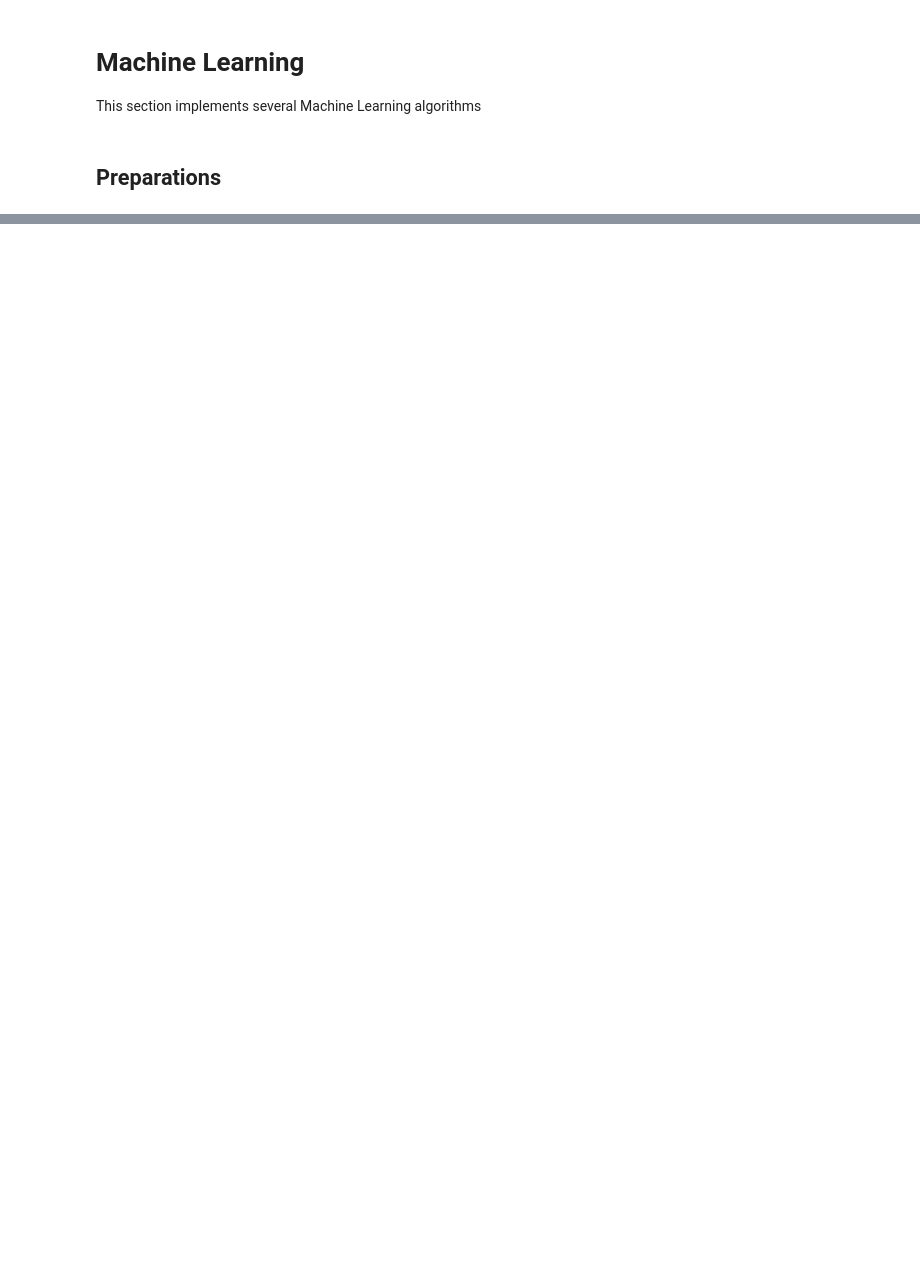
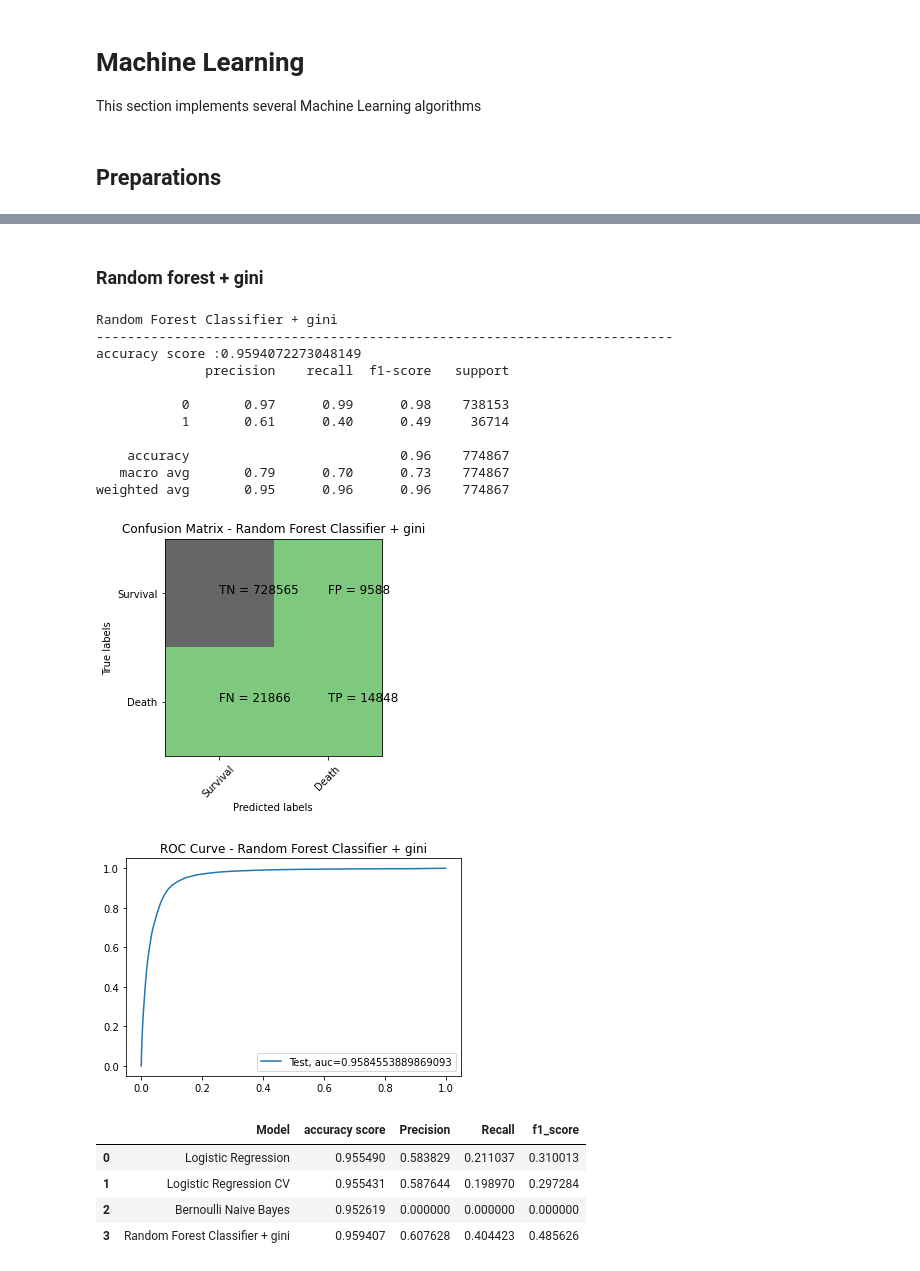
Before and after one commit to babakmahmoudian/ADS-ML, a Jupyter notebook: ml.ipynb, the cells around one changed output, grey strips where cells are left out. Cells and saved outputs as stored; diff of their text form; code cells hidden in the pictures; blank space fills up the shorter version.

```diff
--- a/ml.ipynb
+++ b/ml.ipynb
@@ -781,0 +435,5 @@ weighted avg       0.95      0.96      0.96    192514
+# %%
+np.random.seed(42)
+
+from sklearn.model_selection import train_test_split, cross_val_score
+x_train ,x_test,y_train,y_test = train_test_split(x,y,stratify=y,random_state=12,test_size = 0.2, train_size=0.8)
@@ -781,0 +469,7 @@ weighted avg       0.95      0.96      0.96    192514
+# %%
+def Plot_roc_curve(y, y_prob, model_name):
+    plt.title(f'ROC Curve - {model_name}')
+    fpr, tpr, thresholds = metrics.roc_curve(y, y_prob)
+    plt.plot(fpr,tpr,label="Test, auc="+str(metrics.roc_auc_score(y, y_prob)))
+    plt.legend(loc=4)
+    plt.show()
@@ -781,0 +478,23 @@ weighted avg       0.95      0.96      0.96    192514
+# %%
+def print_results(model_name, y_test, y_pred, pred_prob=None):
+    print(model_name)
+    print('--------------------------------------------------------------------------')
+
+    precision_score = metrics.precision_score(y_test, y_pred)
+    recall_score = metrics.recall_score(y_test, y_pred)
+
+    accuracy_score  = metrics.accuracy_score(y_test,y_pred)
+    print(f'accuracy score :{accuracy_score}')
+
+    f1_score = metrics.f1_score(y_test,y_pred)
+
+    classification_report = metrics.classification_report(y_test,y_pred)
+    print(classification_report)
+
+#   save scores into dataframe for comparison
+    evaluation_df.loc[len(evaluation_df.index)] = [model_name,accuracy_score,precision_score,recall_score, f1_score]
+
+    Plot_confusion_matrix(y_test,y_pred,model_name)
+
+    if pred_prob is not None:
+        Plot_roc_curve(y_test,pred_prob,model_name)
@@ -781,0 +585,30 @@ weighted avg       0.95      0.96      0.96    192514
+# %% [markdown]
+### Random forest + gini
+# %%
+rfc_model = RandomForestClassifier(bootstrap = True,
+                                max_features = 'sqrt', random_state=12)
+rfc_model.fit(x_train,y_train)
+pred4 = rfc_model.predict(x_test)
+prob4 = rfc_model.predict_proba(x_test)
+print_results("Random Forest Classifier + gini", y_test, pred4,prob4[:,-1])
+
+evaluation_df
+# %% [output]
+Random Forest Classifier + gini
+--------------------------------------------------------------------------
+accuracy score :0.9594072273048149
+              precision    recall  f1-score   support
+
+           0       0.97      0.99      0.98    738153
+           1       0.61      0.40      0.49     36714
+
+    accuracy                           0.96    774867
+   macro avg       0.79      0.70      0.73    774867
+weighted avg       0.95      0.96      0.96    774867
+[figure, added]
+[figure, added]
+|  | Model | accuracy score | Precision | Recall | f1_score |
+| 0 | Logistic Regression | 0.955490 | 0.583829 | 0.211037 | 0.310013 |
+| 1 | Logistic Regression CV | 0.955431 | 0.587644 | 0.198970 | 0.297284 |
+| 2 | Bernoulli Naive Bayes | 0.952619 | 0.000000 | 0.000000 | 0.000000 |
+| 3 | Random Forest Classifier + gini | 0.959407 | 0.607628 | 0.404423 | 0.485626 |
```
Also changed, not shown: parts of 136 cells of this notebook.
